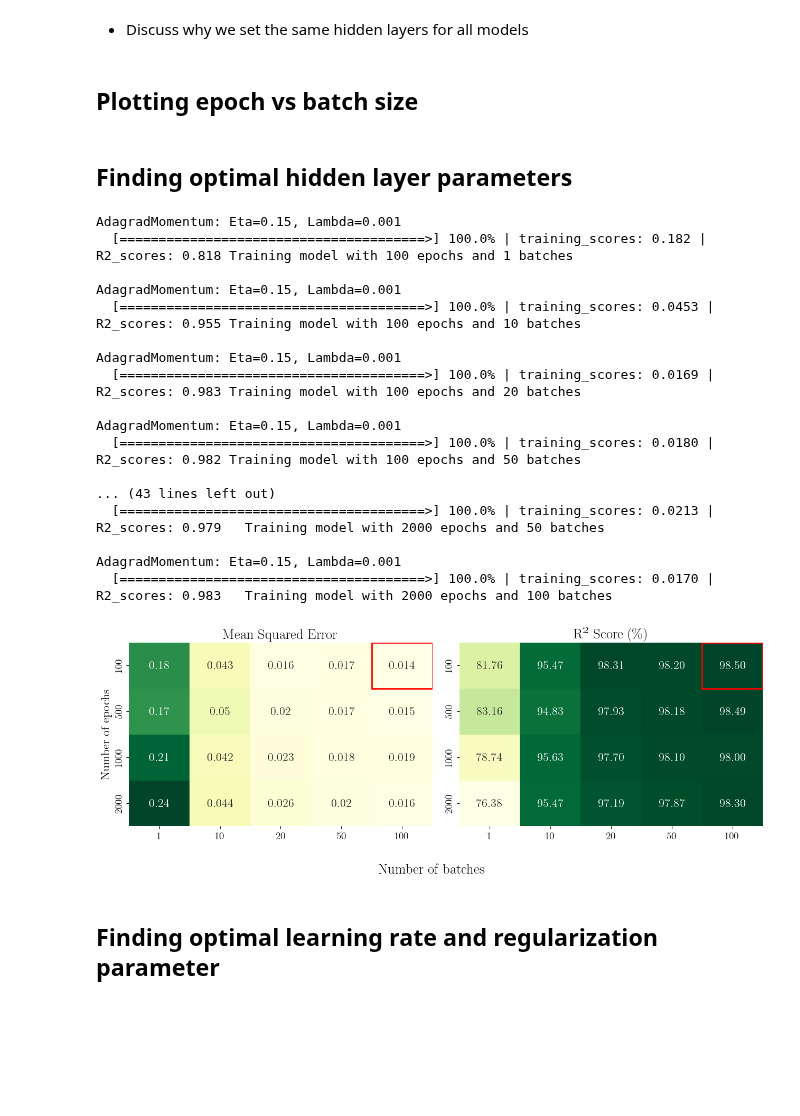
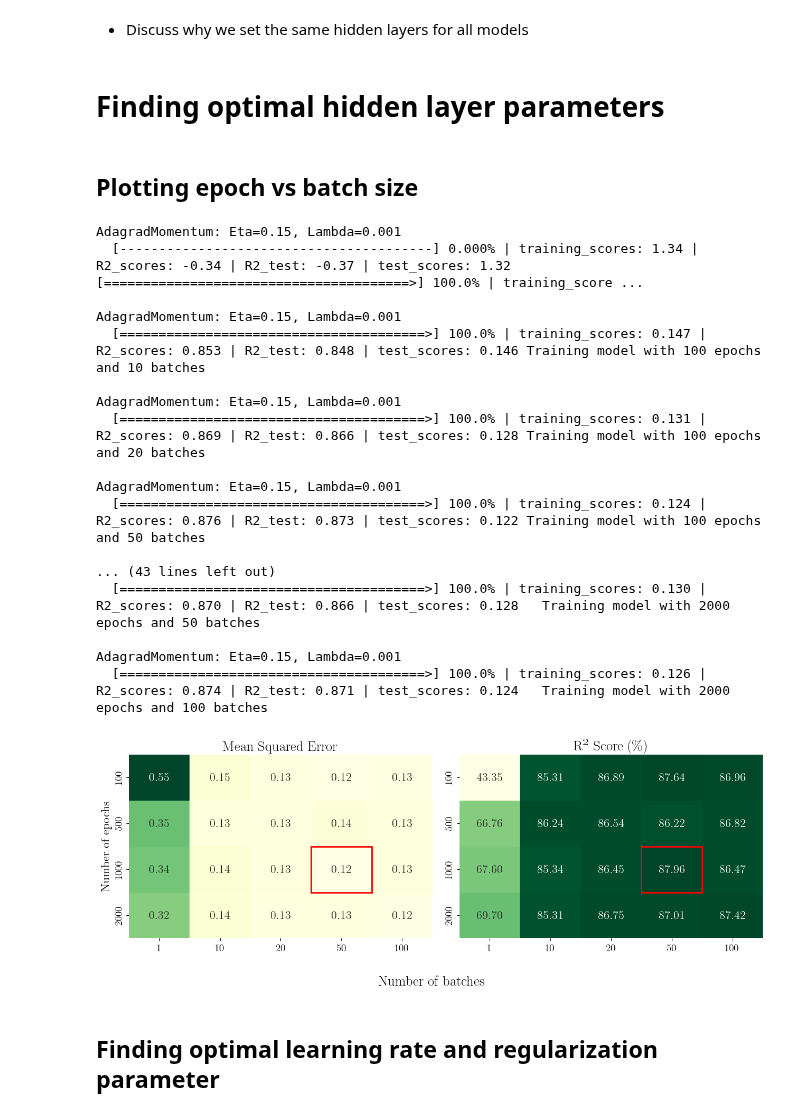
Before and after one commit to Oskar-Idland/FYS-STK4155-Projects, a Jupyter notebook: Project_2/src/b.ipynb, the cells around one changed output. Saved outputs shown, nothing was run; the diff lists cells and outputs as text; code cells hidden in the pictures; blank space fills up the shorter version.

```diff
--- a/Project_2/src/b.ipynb
+++ b/Project_2/src/b.ipynb
@@ -19,19 +19,22 @@ from activation_funcs import *
 from cost_funcs import *
 from Schedulers import *
 from FFNN import FFNN
+
+plt.style.use('seaborn-darkgrid')
 # %%
 seed = 42069
 np.random.seed(seed)
 
 
-N  = 100
+N  = 25
 
 x = np.linspace(0, 1, N)
 y = np.linspace(0, 1, N)
 yy, xx = np.meshgrid(x, y)
 
 zz = FrankeFunction(xx, yy)
-target = zz.reshape(-1,1)
+# target = zz.reshape(-1,1)
+target = (zz + 0.1*np.random.randn(N,N)).reshape(-1,1)
 
 target = (target - np.mean(target)) / np.std(target)
 # %%
@@ -83,6 +85,8 @@ scores = model.fit(
 	epochs=epochs,
 	batches=batches,
 	lmbda=lmbda,
+	X_test=X_test_scaled,
+	y_test=z_test_scaled,
 	)
 # %% [output]
 AdagradMomentum: Eta=0.15, Lambda=1e-05
@@ -155,10 +163,10 @@ model = FFNN(
 		)
 # %% [markdown]
 - Discuss why we set the same hidden layers for all models
+# %% [markdown]
+# Finding optimal hidden layer parameters
 # %% [markdown]
 ## Plotting epoch vs batch size
-# %% [markdown]
-## Finding optimal hidden layer parameters
 # %%
 
 scheduler = AdagradMomentum(eta=0.15, momentum=0.75)
@@ -170,6 +178,7 @@ batches_list = [1, 10, 20, 50, 100]
 MSE_scores_1 = np.zeros([len(epochs_list), len(batches_list)])
 R2_scores_1 = np.zeros([len(epochs_list), len(batches_list)])
 MSE_test_1 = np.zeros([len(epochs_list), len(batches_list)])
+R2_test_1 = np.zeros([len(epochs_list), len(batches_list)])
 
 for i, n_epochs in enumerate(epochs_list):
 	for j, n_batches in enumerate(batches_list):
@@ -182,33 +191,34 @@ for i, n_epochs in enumerate(epochs_list):
 			epochs=n_epochs,
 			batches= n_batches,
 			lmbda=lmbda,
+			X_test=X_test_scaled,
+			y_test=z_test_scaled,
 			)
 		print(f"Training model with {n_epochs} epochs and {n_batches} batches\n")
 		# Store the final value
 		MSE_scores_1[i][j] = scores["cost"][-1]
 		R2_scores_1[i][j] = scores["R2"][-1]
 
-		test_pred = model.predict(X_test_scaled)
-		test_pred = scaler_z.inverse_transform(test_pred)
-		MSE_test_1[i][j] = MSE(test_pred, z_test)
+		MSE_test_1[i][j] = scores["test_cost"][-1]
+		R2_test_1[i][j] = scores["test_R2"][-1]
 # %% [output]
 AdagradMomentum: Eta=0.15, Lambda=0.001
-  [=======================================>] 100.0% | training_scores: 0.182 | R2_scores: 0.818 Training model with 100 epochs and 1 batches
+  [----------------------------------------] 0.000% | training_scores: 1.34 | R2_scores: -0.34 | R2_test: -0.37 | test_scores: 1.32   [=======================================>] 100.0% | training_score ...
 
 AdagradMomentum: Eta=0.15, Lambda=0.001
-  [=======================================>] 100.0% | training_scores: 0.0453 | R2_scores: 0.955 Training model with 100 epochs and 10 batches
+  [=======================================>] 100.0% | training_scores: 0.147 | R2_scores: 0.853 | R2_test: 0.848 | test_scores: 0.146 Training model with 100 epochs and 10 batches
 
 AdagradMomentum: Eta=0.15, Lambda=0.001
-  [=======================================>] 100.0% | training_scores: 0.0169 | R2_scores: 0.983 Training model with 100 epochs and 20 batches
+  [=======================================>] 100.0% | training_scores: 0.131 | R2_scores: 0.869 | R2_test: 0.866 | test_scores: 0.128 Training model with 100 epochs and 20 batches
 
 AdagradMomentum: Eta=0.15, Lambda=0.001
-  [=======================================>] 100.0% | training_scores: 0.0180 | R2_scores: 0.982 Training model with 100 epochs and 50 batches
+  [=======================================>] 100.0% | training_scores: 0.124 | R2_scores: 0.876 | R2_test: 0.873 | test_scores: 0.122 Training model with 100 epochs and 50 batches
 
 ... (43 lines left out)
-  [=======================================>] 100.0% | training_scores: 0.0213 | R2_scores: 0.979   Training model with 2000 epochs and 50 batches
+  [=======================================>] 100.0% | training_scores: 0.130 | R2_scores: 0.870 | R2_test: 0.866 | test_scores: 0.128   Training model with 2000 epochs and 50 batches
 
 AdagradMomentum: Eta=0.15, Lambda=0.001
-  [=======================================>] 100.0% | training_scores: 0.0170 | R2_scores: 0.983   Training model with 2000 epochs and 100 batches
+  [=======================================>] 100.0% | training_scores: 0.126 | R2_scores: 0.874 | R2_test: 0.871 | test_scores: 0.124   Training model with 2000 epochs and 100 batches
 # %%
 fig, axs = plt.subplots(1, 2, figsize=(13, 5))
 
@@ -218,43 +228,43 @@ r2_mask = np.zeros_like(R2_scores_1, dtype=bool)
 
 # Set mask values using the optimal indices
 mse_idx = np.unravel_index(np.argmin(MSE_test_1), MSE_test_1.shape)
-r2_idx = np.unravel_index(np.argmax(R2_scores_1), R2_scores_1.shape)
+r2_idx = np.unravel_index(np.argmax(R2_test_1), R2_scores_1.shape)
 
-r2_annot = np.array([[f'{val*100:.2f}%' for val in row] for row in R2_scores_1])
 # Plot MSE heatmap
 sns.heatmap(MSE_test_1,
             cmap="YlGn",
             xticklabels=batches_list,
             yticklabels=epochs_list,
             annot=True,
             ax=axs[0],
             cbar=False,
 		)
+
 axs[0].add_patch(plt.Rectangle((mse_idx[1], mse_idx[0]), 1, 1, fill=False, edgecolor='red', lw=2))
 
 # Plot R2 heatmap
-sns.heatmap(R2_scores_1,
+sns.heatmap(R2_test_1,
             cmap="YlGn",
             xticklabels=batches_list,
             yticklabels=epochs_list,
             annot=R2_scores_1,
             fmt='.2%',
     	    	ax=axs[1],
             cbar=False,
 		)
 
 axs[1].add_patch(plt.Rectangle((r2_idx[1], r2_idx[0]), 1, 1, fill=False, edgecolor='red', lw=2))
 
 # Customize titles and labels
 axs[0].set_title("Mean Squared Error")
 axs[1].set_title("R² Score (\%)")
 axs[0].set_ylabel("Number of epochs")
 fig.supxlabel("Number of batches")
 plt.tight_layout()
 
 plt.show()
 # %% [output]
-[figure, old version]
+[figure, new version]
 # %% [markdown]
 ## Finding optimal learning rate and regularization parameter
 # %%
```
Also changed, not shown: parts of 14 cells of this notebook, 6 other files.
